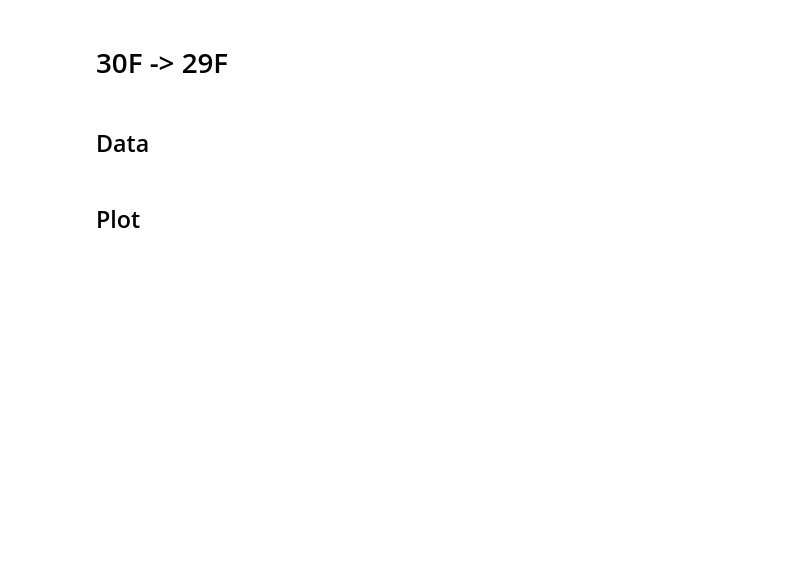
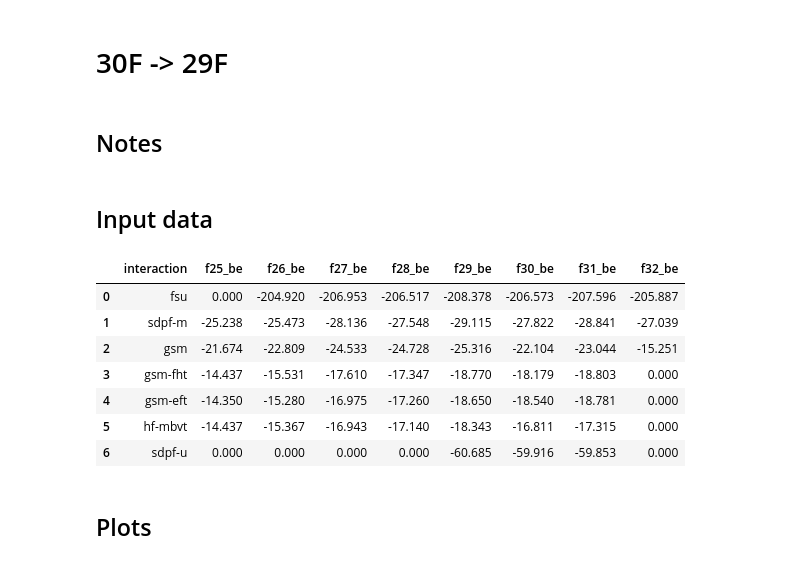
Before and after one commit to calemhoffman/softhub, a Jupyter notebook: python/mona_proposals.ipynb, the cells around one changed output. Cells and saved outputs as stored; diff of their text form; code cells hidden in the pictures; blank space fills up the shorter version.

```diff
--- a/python/mona_proposals.ipynb
+++ b/python/mona_proposals.ipynb
@@ -12,4 +16,4 @@ import pandas as pd
 # %% [markdown]
 # 30F -> 29F
 # %% [markdown]
-## Data
+## Notes
@@ -16,22 +27,41 @@ import pandas as pd
+# %% [markdown]
+## Input data
 # %%
 ##@title FSU INT Data #j, energy, number, p-h
 f29_fsu_data = np.array([[5/2,-208.378,1,2],
-                     [1/2,-208.112,1,2],
+                     [1/2,-208.573,1,2],
                      [9/2,-207.143,1,2],
                      [5/2,-206.938,2,0],
                      [3/2,-206.374,1,2],
                      [1/2,-203.436,2,0]])
 
 f30_fsu_data = np.array([[2,-206.573,1,2],
                          [3,-206.428,1,2],
                          [4,-206.224,1,2],
                          [4,-205.930,2,0],
                          [2,-205.899,2,0],
                          [6,-205.278,1,0],
                          [6,-205.806,2,2]])
 
-# print(f29_fsu_data)
-# print(f30_fsu_data)
+f_binding = pd.DataFrame({'interaction': ['fsu','sdpf-m','gsm','gsm-fht','gsm-eft','hf-mbvt','sdpf-u'],
+                      'f25_be': [0.0,-25.238,-21.674,-14.437,-14.350,-14.437,0.0],
+                      'f26_be': [-204.920,-25.473,-22.809,-15.531,-15.280,-15.367,0.0],
+                      'f27_be': [-206.953,-28.136,-24.533,-17.610,-16.975,-16.943,0.0],
+                      'f28_be': [-206.517,-27.548,-24.728,-17.347,-17.260,-17.140,0.0],
+                      'f29_be': [-208.378,-29.115,-25.316,-18.770,-18.650,-18.343,-60.685],
+                      'f30_be': [-206.573,-27.822,-22.104,-18.179,-18.540,-16.811,-59.916],
+                      'f31_be': [-207.596,-28.841,-23.044,-18.803,-18.781,-17.315,-59.853],
+                      'f32_be': [-205.887,-27.039,-15.251,0.0,0.0,0.0,0.0]})
+f_binding
+# %% [output]
+|  | interaction | f25_be | f26_be | f27_be | f28_be | f29_be | f30_be | f31_be | f32_be |
+| 0 | fsu | 0.000 | -204.920 | -206.953 | -206.517 | -208.378 | -206.573 | -207.596 | -205.887 |
+| 1 | sdpf-m | -25.238 | -25.473 | -28.136 | -27.548 | -29.115 | -27.822 | -28.841 | -27.039 |
+| 2 | gsm | -21.674 | -22.809 | -24.533 | -24.728 | -25.316 | -22.104 | -23.044 | -15.251 |
+| 3 | gsm-fht | -14.437 | -15.531 | -17.610 | -17.347 | -18.770 | -18.179 | -18.803 | 0.000 |
+| 4 | gsm-eft | -14.350 | -15.280 | -16.975 | -17.260 | -18.650 | -18.540 | -18.781 | 0.000 |
+| 5 | hf-mbvt | -14.437 | -15.367 | -16.943 | -17.140 | -18.343 | -16.811 | -17.315 | 0.000 |
+| 6 | sdpf-u | 0.000 | 0.000 | 0.000 | 0.000 | -60.685 | -59.916 | -59.853 | 0.000 |
 # %%
 f29_fsu_df = pd.DataFrame({'j':f29_fsu_data[:,0], 'e':f29_fsu_data[:,1],
                        'n':f29_fsu_data[:,2], 'p-h':f29_fsu_data[:,3]})
@@ -43,2 +108,2 @@ f30_fsu_df = pd.DataFrame({'j':f30_fsu_data[:,0], 'e':f30_fsu_data[:,1],
 # %% [markdown]
-## Plot
+## Plots
```
Also changed, not shown: parts of 14 cells of this notebook.
